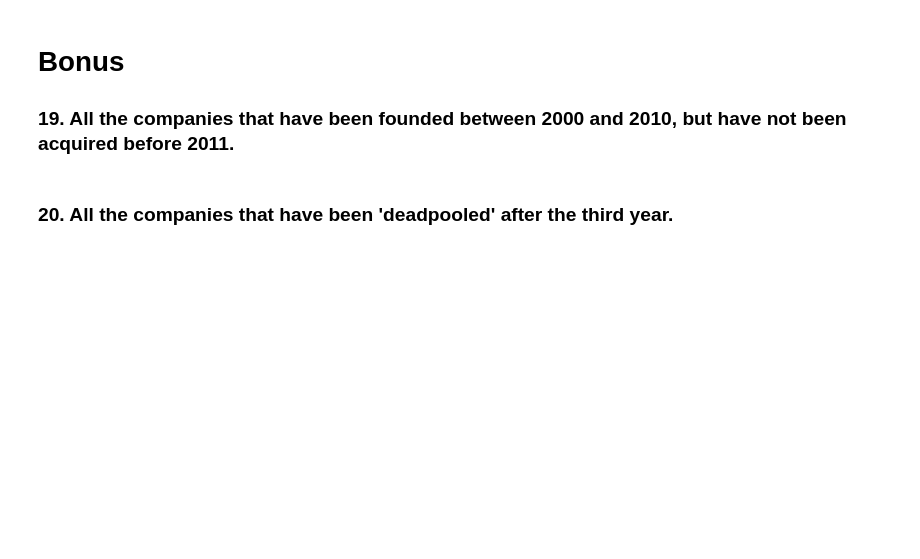
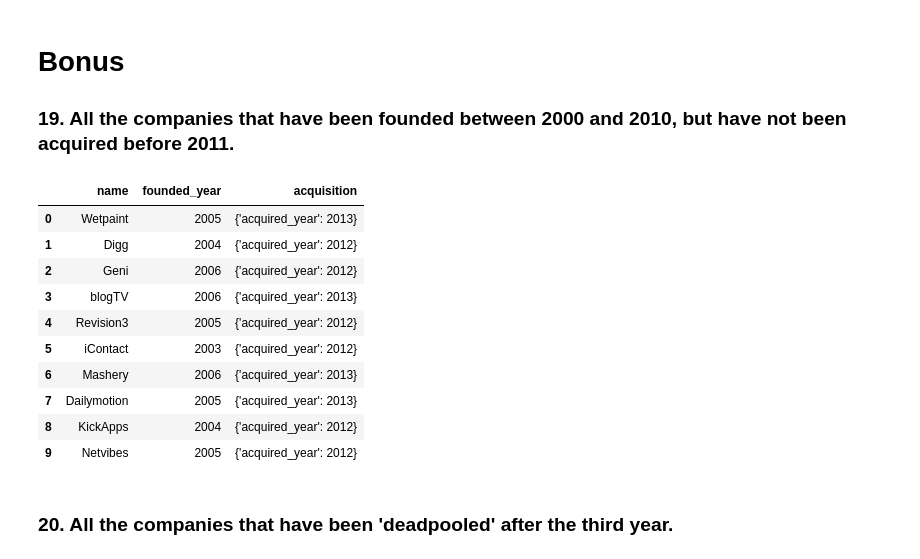
Before and after one commit to Ironhack-Data-Madrid-PartTime-Oct22/lab-mongo-queries, a Jupyter notebook: your_code/main.ipynb, the cells around one changed output. Saved outputs shown, nothing was run; the diff lists cells and outputs as text; code cells hidden in the pictures; blank space fills up the shorter version.

```diff
--- a/your_code/main.ipynb
+++ b/your_code/main.ipynb
@@ -318,2 +316,21 @@ pd.DataFrame(coleccion.find({"acquisition.acquired_month": {"$lte": 3}},
+# %%
+cond15 = {"founded_year":{"$gt": 2000}}
+cond16 = {"founded_year":{"$lt": 2010}}
+cond17 = {"acquisition.acquired_year":{"$gt": 2011}}
+
+pd.DataFrame(coleccion.find({'$and': [cond15, cond16, cond17]},
+{"name":1,"founded_year":1,"acquisition.acquired_year":1,"_id":0}).limit(10))
+# %% [output]
+|  | name | founded_year | acquisition |
+| 0 | Wetpaint | 2005 | {'acquired_year': 2013} |
+| 1 | Digg | 2004 | {'acquired_year': 2012} |
+| 2 | Geni | 2006 | {'acquired_year': 2012} |
+| 3 | blogTV | 2006 | {'acquired_year': 2013} |
+| 4 | Revision3 | 2005 | {'acquired_year': 2012} |
+| 5 | iContact | 2003 | {'acquired_year': 2012} |
+| 6 | Mashery | 2006 | {'acquired_year': 2013} |
+| 7 | Dailymotion | 2005 | {'acquired_year': 2013} |
+| 8 | KickApps | 2004 | {'acquired_year': 2012} |
+| 9 | Netvibes | 2005 | {'acquired_year': 2012} |
 # %% [markdown]
 ### 20. All the companies that have been 'deadpooled' after the third year.
```
Also changed, not shown: parts of 2 cells of this notebook.
